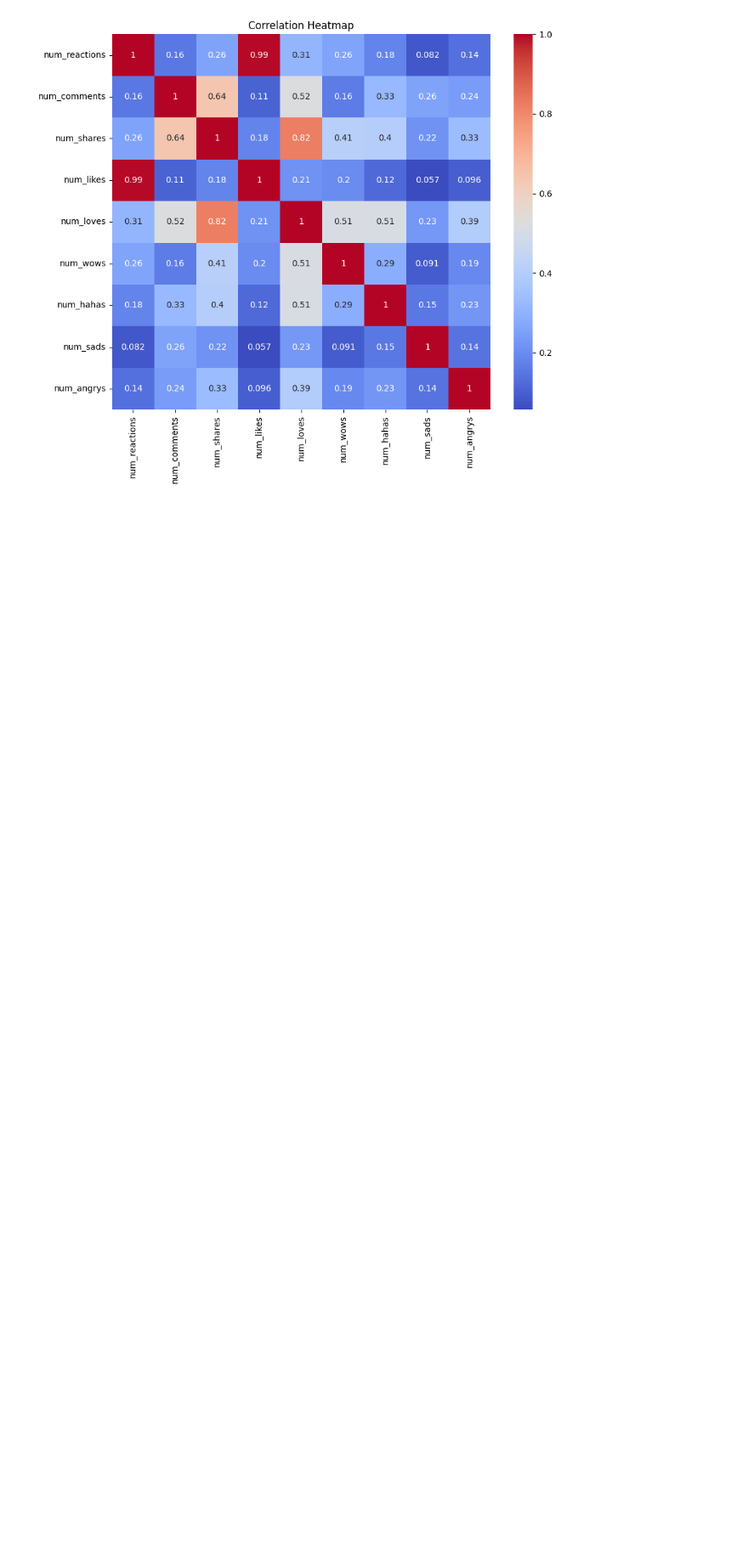
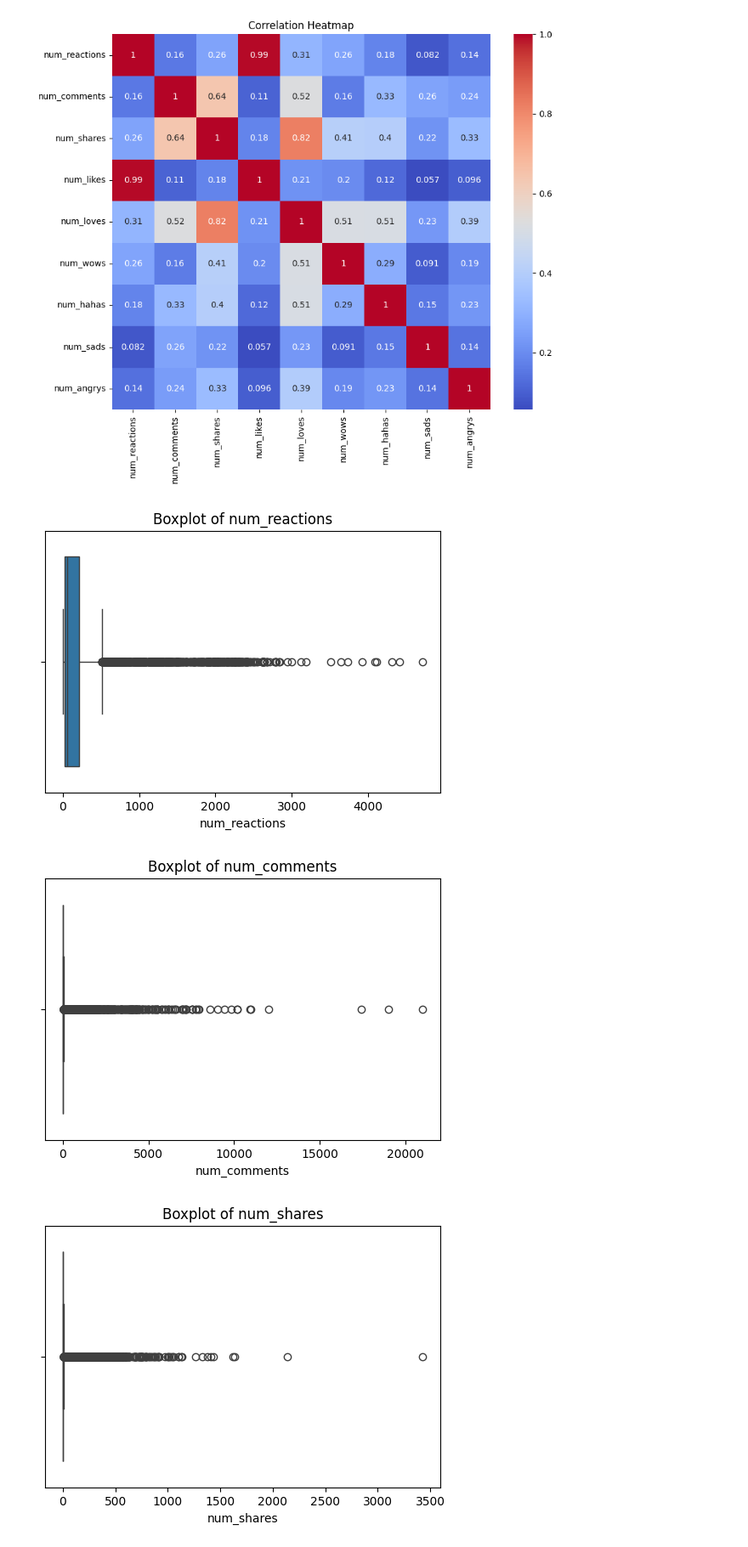
Before and after one commit to Rudra-pointer/pyml, a Jupyter notebook: project/project.ipynb, the cells around one changed output. Shown at 85% size. Saved outputs shown, nothing was run; the diff lists cells and outputs as text; code cells hidden in the pictures; blank space fills up the shorter version.

```diff
--- a/project/project.ipynb
+++ b/project/project.ipynb
@@ -192,3 +192,35 @@ plt.show()
 # num_sads and num_angrys have the lowest correlations overall
 # %% [output]
 [figure]
+# %%
+# Step 12: Outlier Detection using Boxplots
+
+numerical_columns = [
+    'num_reactions',
+    'num_comments',
+    'num_shares',
+    'num_likes',
+    'num_loves',
+    'num_wows',
+    'num_hahas',
+    'num_sads',
+    'num_angrys'
+]
+
+for col in numerical_columns:
+
+    plt.figure(figsize=(6,4))
+
+    sns.boxplot(x=df[col])
+
+    plt.title(f'Boxplot of {col}')
+
+    plt.show()
+
+# Observation:
+# Boxplots help identify potential outliers in engagement metrics.
+# Extreme values may represent highly viral posts.
+# %% [output]
+[figure, added]
+[figure, added]
+[figure, added]
```
Also changed, not shown: parts of 10 cells of this notebook.
